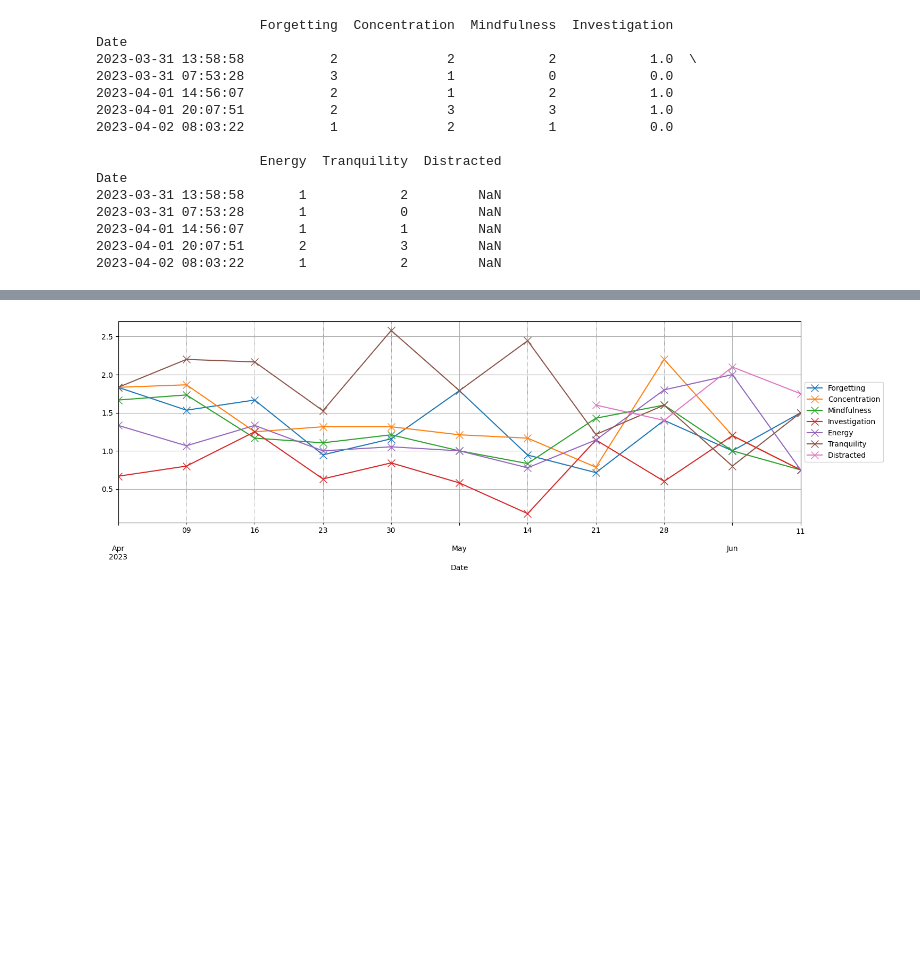
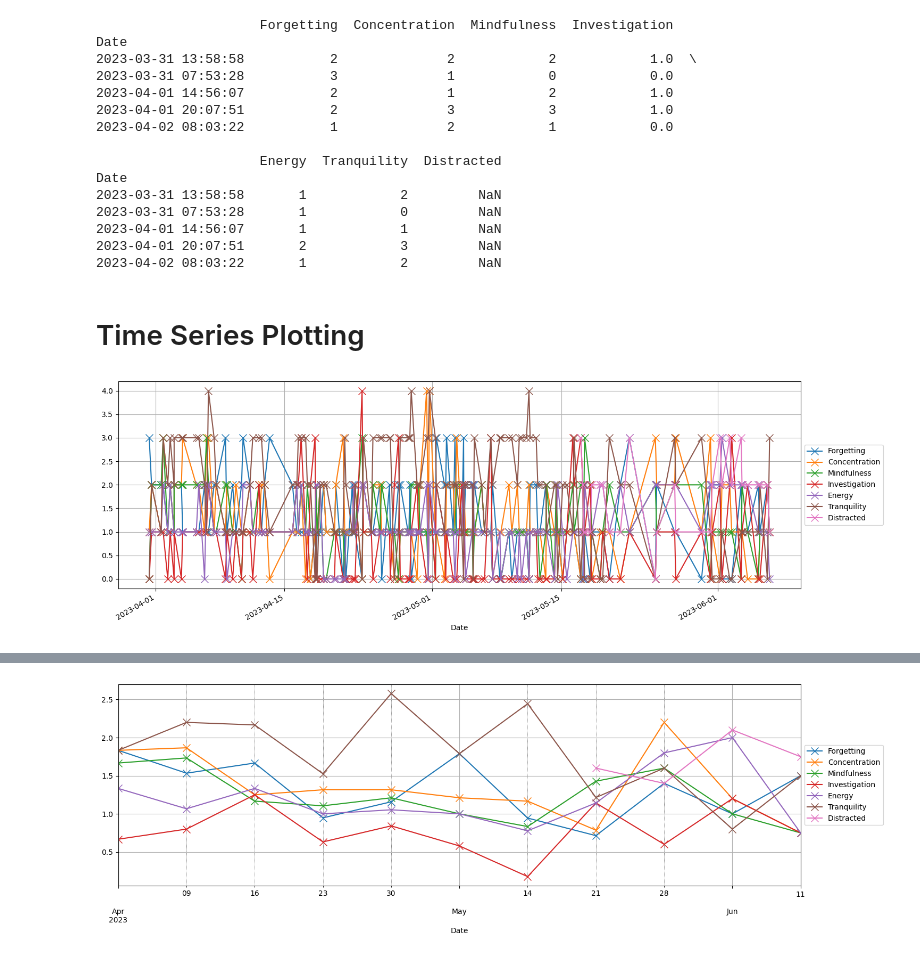
Before and after one commit to NoTranslationLayer/reflect-utils, a Jupyter notebook: notebooks/plotting.ipynb, the cells around one changed output, grey strips where cells are left out. Saved outputs shown, nothing was run; the diff lists cells and outputs as text; code cells hidden in the pictures; blank space fills up the shorter version.

Commit message:
Library code for time series and filtered correlation plotting

```diff
--- a/notebooks/plotting.ipynb
+++ b/notebooks/plotting.ipynb
@@ -97 +39,7 @@ def plot(df, frequency=None, sampling_method='mean', max_metrics_per_subplot=Non
+# %% [markdown]
+# Time Series Plotting
+# %%
+rp.plot(df)
+# %% [output]
+[figure, added]
 # %%
```
Also changed, not shown: parts of 9 cells of this notebook, 2 other files.
